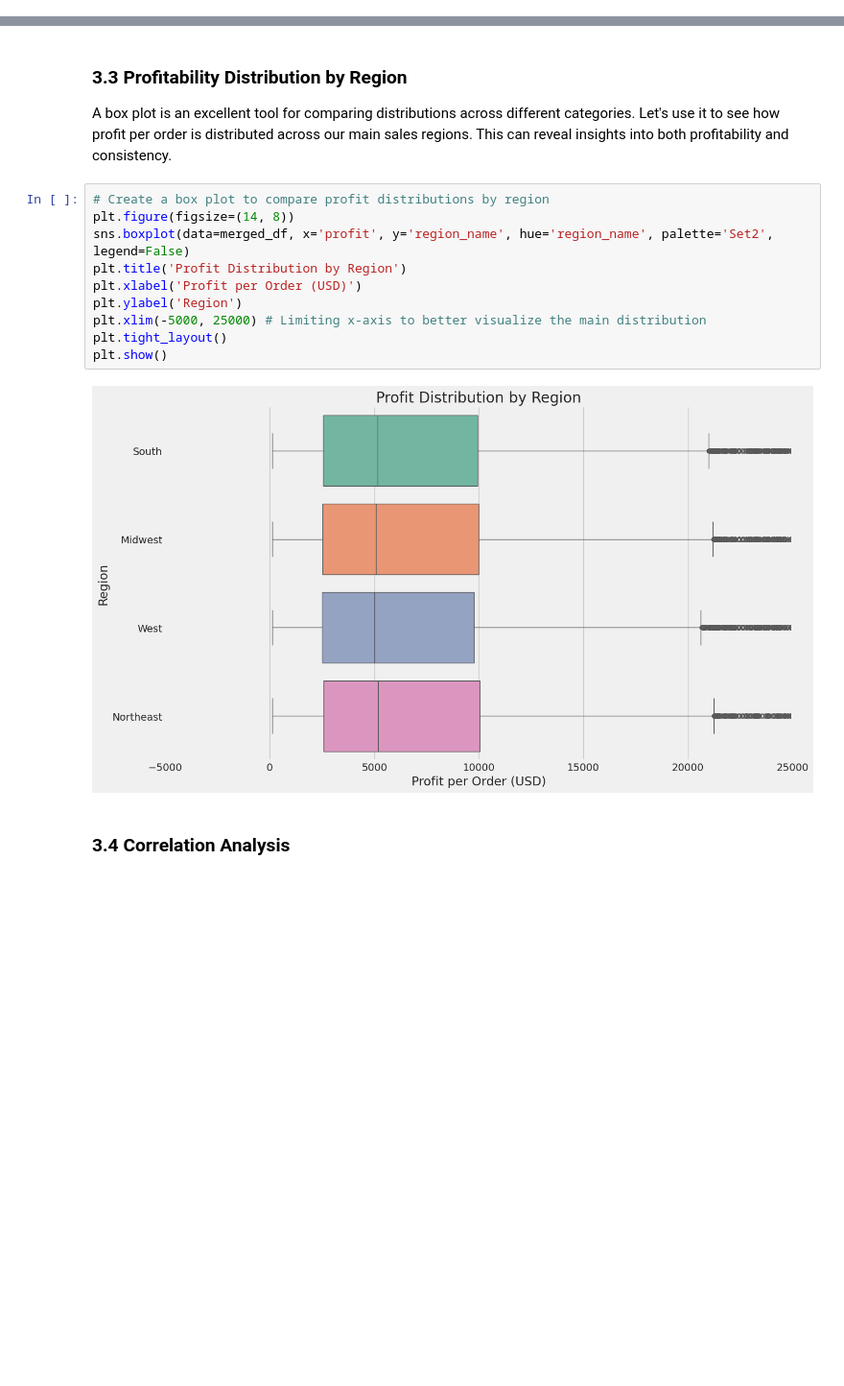
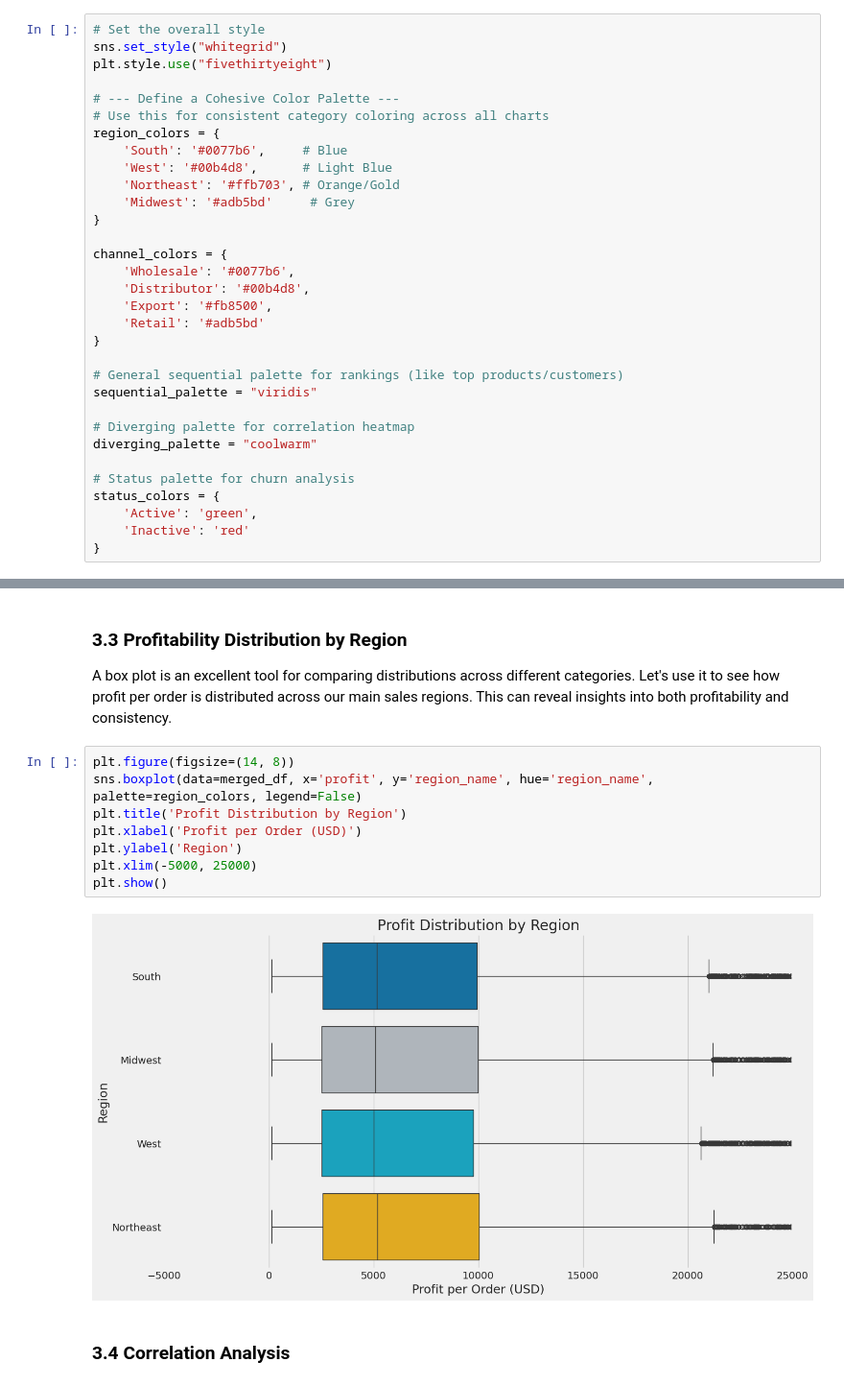
Before and after one commit to smmurdock/Regional-Sales-Analysis, a Jupyter notebook: Regional_Sales_Analysis.ipynb, the cells around one changed output, grey strips where cells are left out. Shown at 96% size. Cells and saved outputs as stored; diff of their text form; blank space fills up the shorter version.

```diff
--- a/Regional_Sales_Analysis.ipynb
+++ b/Regional_Sales_Analysis.ipynb
@@ -34,3 +30,35 @@ plt.style.use("fivethirtyeight")
+# %%
+# Set the overall style
+sns.set_style("whitegrid")
+plt.style.use("fivethirtyeight")
+
+# --- Define a Cohesive Color Palette ---
+# Use this for consistent category coloring across all charts
+region_colors = {
+    'South': '#0077b6',     # Blue
+    'West': '#00b4d8',      # Light Blue
+    'Northeast': '#ffb703', # Orange/Gold
+    'Midwest': '#adb5bd'     # Grey
+}
+
+channel_colors = {
+    'Wholesale': '#0077b6',
+    'Distributor': '#00b4d8',
+    'Export': '#fb8500',
+    'Retail': '#adb5bd'
+}
+
+# General sequential palette for rankings (like top products/customers)
+sequential_palette = "viridis"
+
+# Diverging palette for correlation heatmap
+diverging_palette = "coolwarm"
+
+# Status palette for churn analysis
+status_colors = {
+    'Active': 'green',
+    'Inactive': 'red'
+}
 # %% [markdown]
 Now, let's load the six CSV files into pandas DataFrames. We will then display the first few rows of each DataFrame to get a glimpse of the data.
 # %% [markdown]
@@ -266,17 +226,15 @@ plt.show()
 
 A box plot is an excellent tool for comparing distributions across different categories. Let's use it to see how profit per order is distributed across our main sales regions. This can reveal insights into both profitability and consistency.
 # %%
-# Create a box plot to compare profit distributions by region
 plt.figure(figsize=(14, 8))
-sns.boxplot(data=merged_df, x='profit', y='region_name', hue='region_name', palette='Set2', legend=False)
+sns.boxplot(data=merged_df, x='profit', y='region_name', hue='region_name', palette=region_colors, legend=False)
 plt.title('Profit Distribution by Region')
 plt.xlabel('Profit per Order (USD)')
 plt.ylabel('Region')
-plt.xlim(-5000, 25000) # Limiting x-axis to better visualize the main distribution
-plt.tight_layout()
+plt.xlim(-5000, 25000)
 plt.show()
 # %% [output]
-[figure, old version]
+[figure, new version]
 # %% [markdown]
 ### 3.4 Correlation Analysis
 # %%
```
Also changed, not shown: parts of 14 cells of this notebook.
